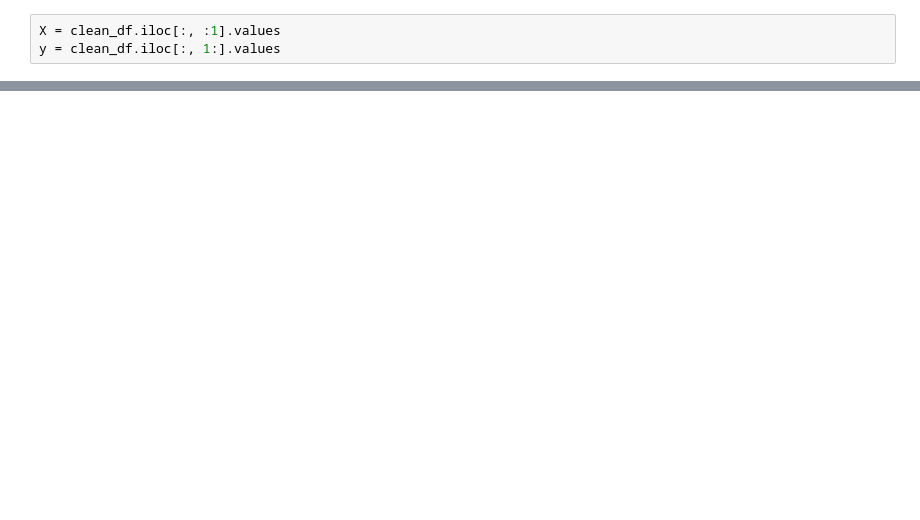
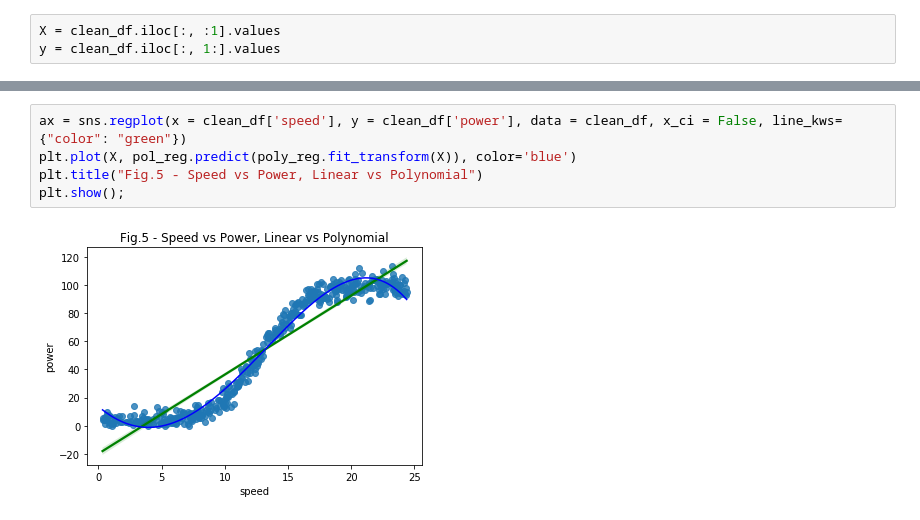
Before and after one commit to ComeOnTaBlazes/FoDA_Project, a Jupyter notebook: Linear Regresssion.ipynb, the cells around one changed output, grey strips where cells are left out. Drawn from its saved outputs; the diff is of its cells as text; blank space fills up the shorter version.

```diff
--- a/Linear Regresssion.ipynb
+++ b/Linear Regresssion.ipynb
@@ -324,0 +381,7 @@ eval(clean_df_y_test, clean_df_y_pred)
+# %%
+ax = sns.regplot(x = clean_df['speed'], y = clean_df['power'], data = clean_df, x_ci = False, line_kws={"color": "green"})
+plt.plot(X, pol_reg.predict(poly_reg.fit_transform(X)), color='blue')
+plt.title("Fig.5 - Speed vs Power, Linear vs Polynomial")
+plt.show();
+# %% [output]
+[figure, added]
```
Also changed, not shown: parts of 48 cells of this notebook.
